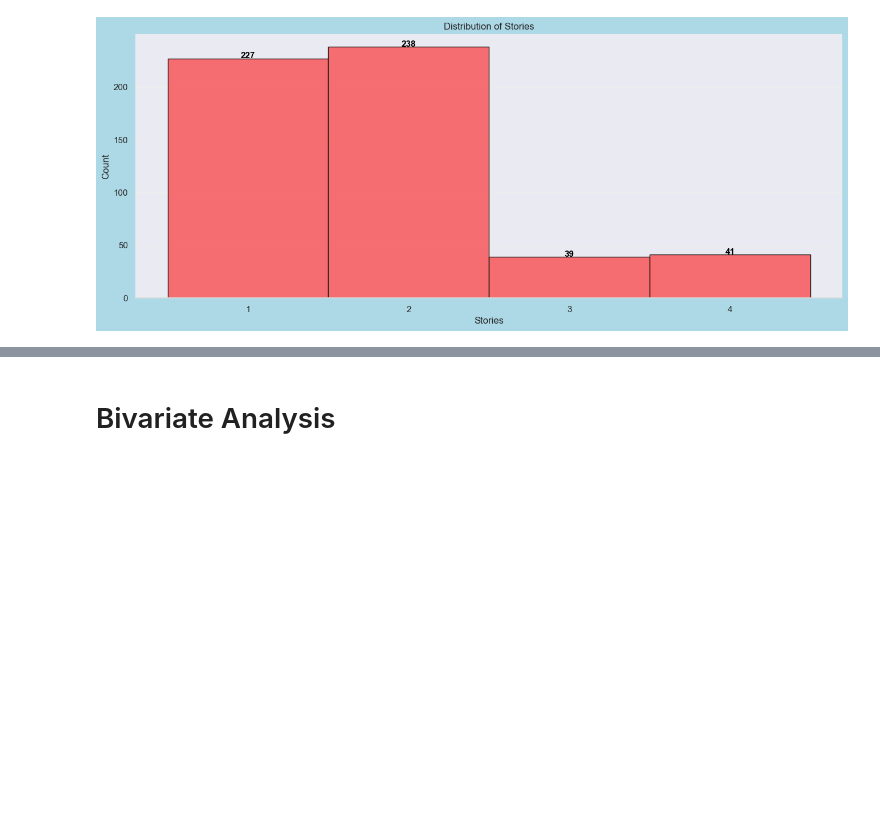
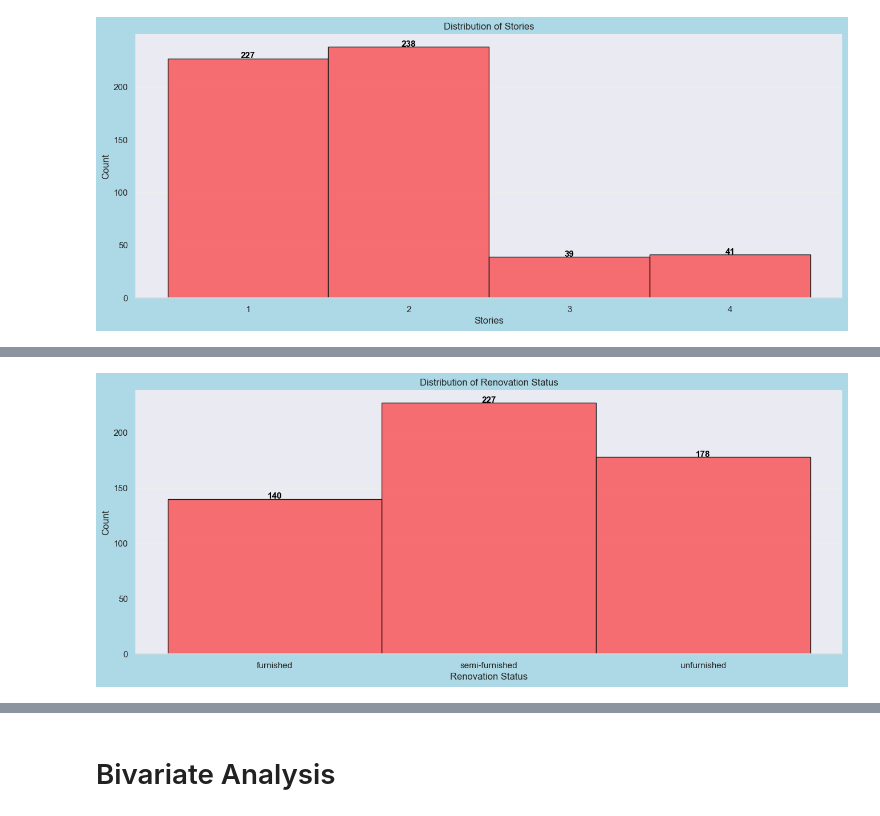
Before and after one commit to lzklucas/SP, a Jupyter notebook: Y2S1/AIML/CA1/reports/Regression/AIML_CA1(Regression).ipynb, the cells around one changed output, grey strips where cells are left out. Saved outputs shown, nothing was run; the diff lists cells and outputs as text; code cells hidden in the pictures; blank space fills up the shorter version.

```diff
--- a/Y2S1/AIML/CA1/reports/Regression/AIML_CA1(Regression).ipynb
+++ b/Y2S1/AIML/CA1/reports/Regression/AIML_CA1(Regression).ipynb
@@ -419,0 +465,46 @@ plt.show()
+# %%
+fig, ax = plt.subplots(1, 1, figsize=(16,6), facecolor='lightblue')
+
+status = housing_eda['Renovation Status'].value_counts().sort_index()
+x_values = np.arange(len(status))
+
+e = plt.bar(
+    x_values,
+    status,
+    color='#ff000088',
+    edgecolor='k',
+    width=1
+)
+
+plt.xticks(x_values, status.index)
+plt.xlabel('Renovation Status')
+plt.ylabel('Count')
+plt.title('Distribution of Renovation Status')
+
+# Format axis
+ax.spines['top'].set_visible(False)
+ax.spines['right'].set_visible(False)
+ax.spines['left'].set_visible(False)
+ax.spines['bottom'].set_color('#DDDDDD')
+
+# Remove ticks
+ax.tick_params(bottom=False, left=False)
+
+# Add a horizontal grid
+ax.set_axisbelow(True)
+ax.yaxis.grid(True, color='#EEEEEE') #grey lines
+ax.xaxis.grid(False)
+
+for bar in e:
+  ax.text(
+      bar.get_x() + bar.get_width() / 2,
+      bar.get_height()+0.3,
+      round(bar.get_height(), 1),
+      horizontalalignment='center',
+      color='black',
+      weight='bold',
+      fontsize=11
+)
+plt.show()
+# %% [output]
+[figure, added]
```
Also changed, not shown: parts of 3 cells of this notebook, 11 other files.
